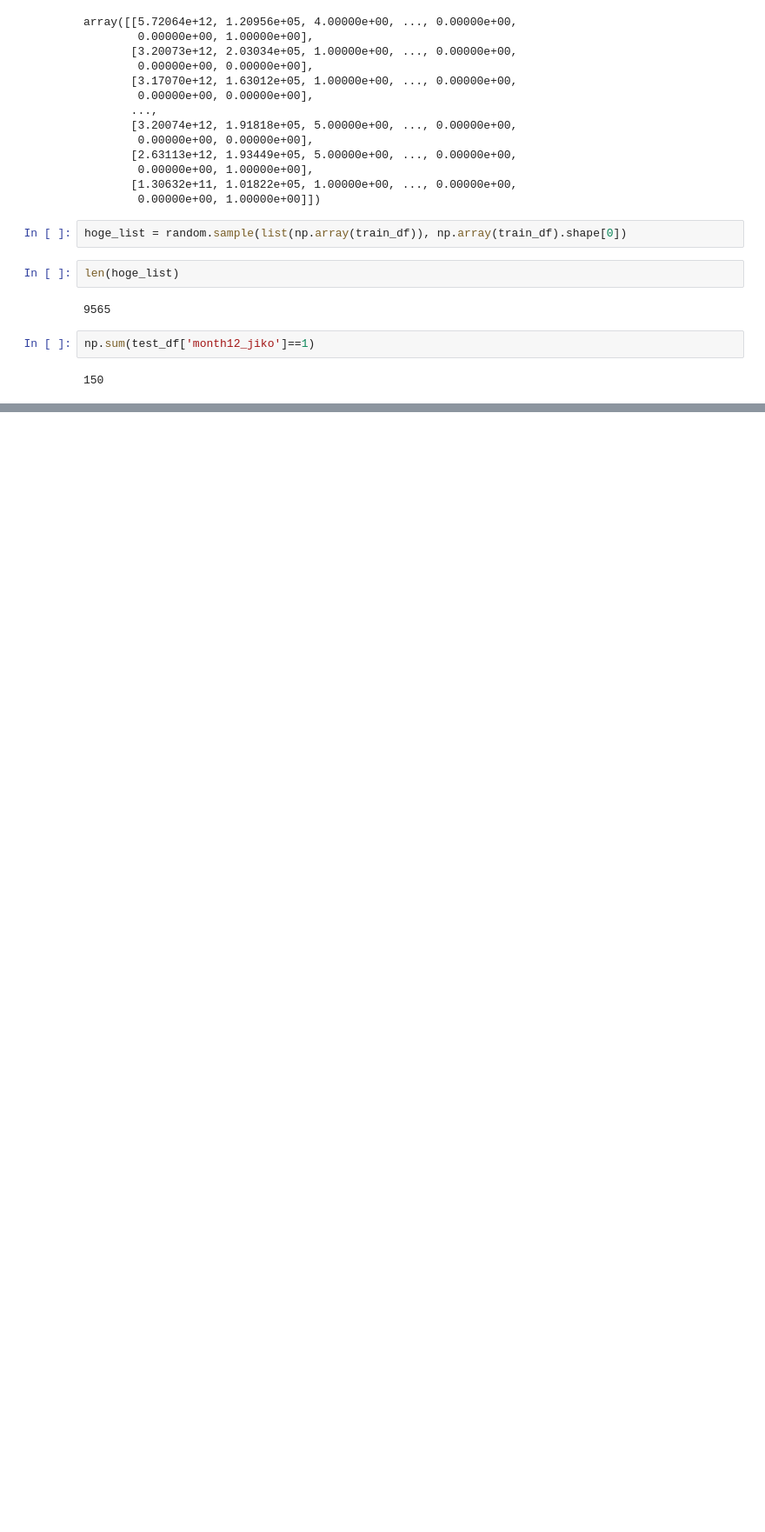
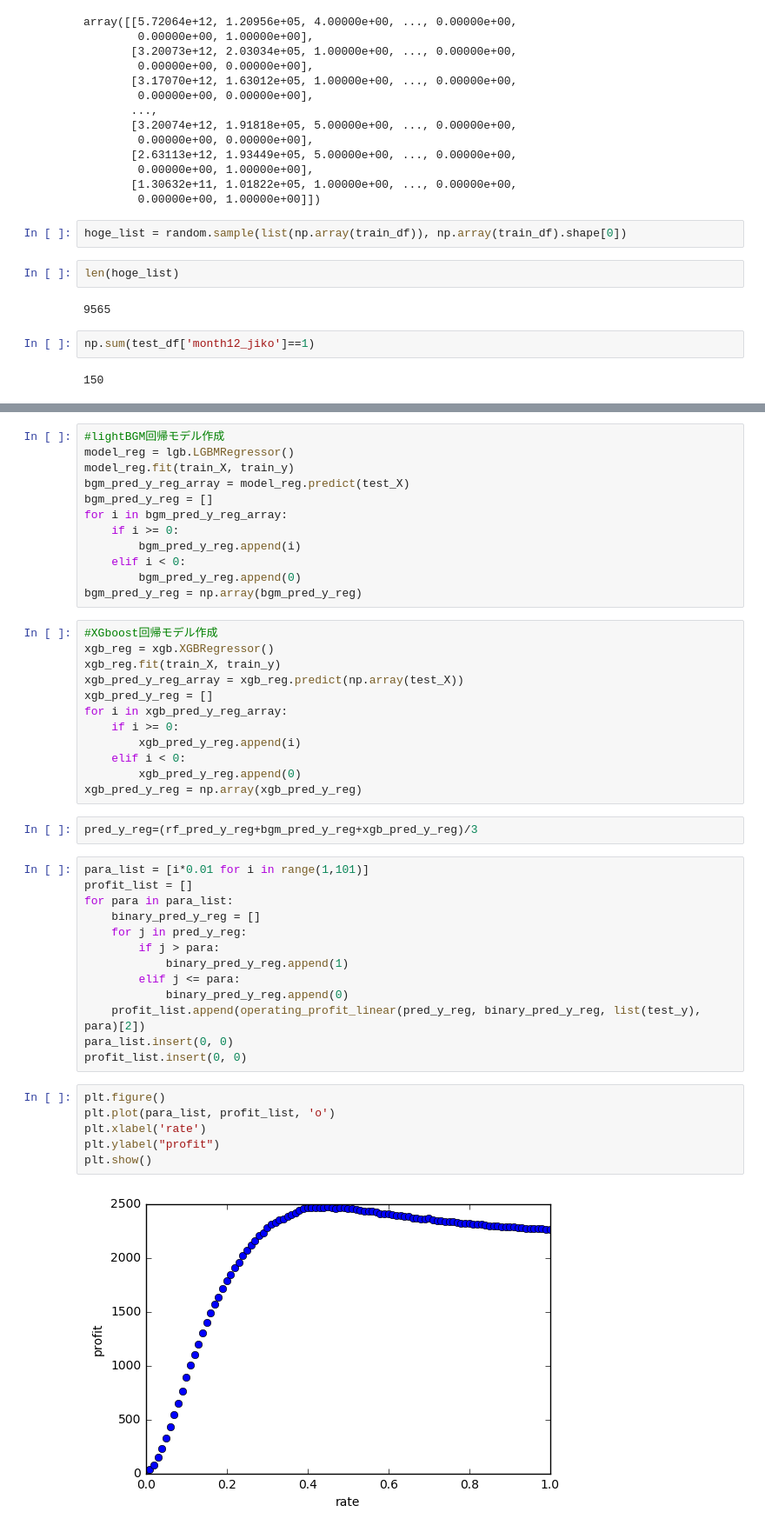
Before and after one commit to suger0316/aiful, a Jupyter notebook: アイフル/ハッカソン_01比率を揃える.ipynb, the cells around one changed output, grey strips where cells are left out. Shown at 87% size. Drawn from its saved outputs; the diff is of its cells as text; blank space fills up the shorter version.

```diff
--- a/アイフル/ハッカソン_01比率を揃える.ipynb
+++ b/アイフル/ハッカソン_01比率を揃える.ipynb
@@ -111,0 +362,47 @@ equal_train_list = random.sample(equal_train_list, len(equal_train_list))
+# %%
+#lightBGM回帰モデル作成
+model_reg = lgb.LGBMRegressor()
+model_reg.fit(train_X, train_y)
+bgm_pred_y_reg_array = model_reg.predict(test_X)
+bgm_pred_y_reg = []
+for i in bgm_pred_y_reg_array:
+    if i >= 0:
+        bgm_pred_y_reg.append(i)
+    elif i < 0:
+        bgm_pred_y_reg.append(0)
+bgm_pred_y_reg = np.array(bgm_pred_y_reg)
+# %%
+#XGboost回帰モデル作成
+xgb_reg = xgb.XGBRegressor()
+xgb_reg.fit(train_X, train_y)
+xgb_pred_y_reg_array = xgb_reg.predict(np.array(test_X))
+xgb_pred_y_reg = []
+for i in xgb_pred_y_reg_array:
+    if i >= 0:
+        xgb_pred_y_reg.append(i)
+    elif i < 0:
+        xgb_pred_y_reg.append(0)
+xgb_pred_y_reg = np.array(xgb_pred_y_reg)
+# %%
+pred_y_reg=(rf_pred_y_reg+bgm_pred_y_reg+xgb_pred_y_reg)/3
+# %%
+para_list = [i*0.01 for i in range(1,101)]
+profit_list = []
+for para in para_list:
+    binary_pred_y_reg = []
+    for j in pred_y_reg:
+        if j > para:
+            binary_pred_y_reg.append(1)
+        elif j <= para:
+            binary_pred_y_reg.append(0)
+    profit_list.append(operating_profit_linear(pred_y_reg, binary_pred_y_reg, list(test_y), para)[2])
+para_list.insert(0, 0)
+profit_list.insert(0, 0)
+# %%
+plt.figure()
+plt.plot(para_list, profit_list, 'o')
+plt.xlabel('rate')
+plt.ylabel("profit")
+plt.show()
+# %% [output]
+[figure, added]
```
Also changed, not shown: parts of 50 cells of this notebook, 1 other file.
